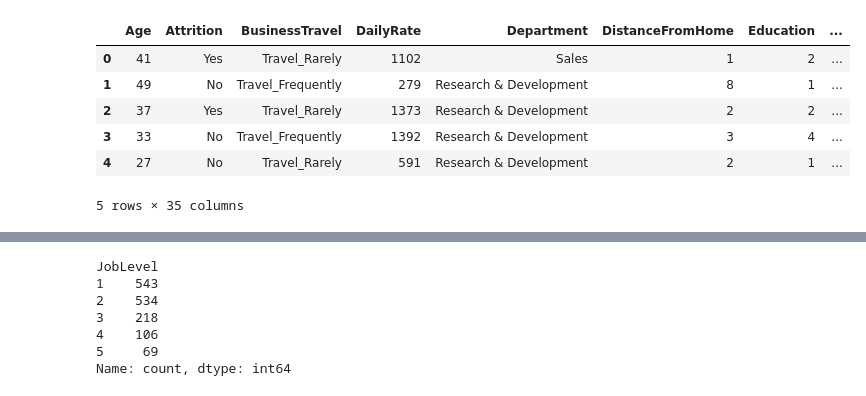
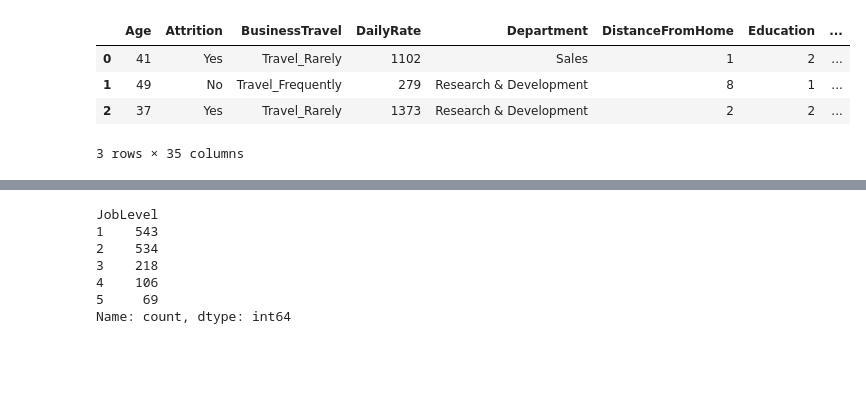
Before and after one commit to YashBhushanPandey042/Mini-Project, a Jupyter notebook: MiniModel.ipynb, the cells around one changed output, grey strips where cells are left out. Cells and saved outputs as stored; diff of their text form; code cells hidden in the pictures; blank space fills up the shorter version.

```diff
--- a/MiniModel.ipynb
+++ b/MiniModel.ipynb
@@ -5,15 +5,13 @@ import matplotlib.pyplot as plt
 import seaborn as sns
 # %%
 df=pd.read_csv("/kaggle/input/ibm-hr-analytics-attrition-dataset/WA_Fn-UseC_-HR-Employee-Attrition.csv")
-df.head(5)
+df.head(3)
 # %% [output]
 |  | Age | Attrition | BusinessTravel | DailyRate | Department | DistanceFromHome | Education | ... |
 | 0 | 41 | Yes | Travel_Rarely | 1102 | Sales | 1 | 2 | ... |
 | 1 | 49 | No | Travel_Frequently | 279 | Research & Development | 8 | 1 | ... |
 | 2 | 37 | Yes | Travel_Rarely | 1373 | Research & Development | 2 | 2 | ... |
-| 3 | 33 | No | Travel_Frequently | 1392 | Research & Development | 3 | 4 | ... |
-| 4 | 27 | No | Travel_Rarely | 591 | Research & Development | 2 | 1 | ... |
-5 rows × 35 columns
+3 rows × 35 columns
 # %%
 df.isnull().sum()
 # %% [output]
```
Also changed, not shown: parts of 4 cells of this notebook.
